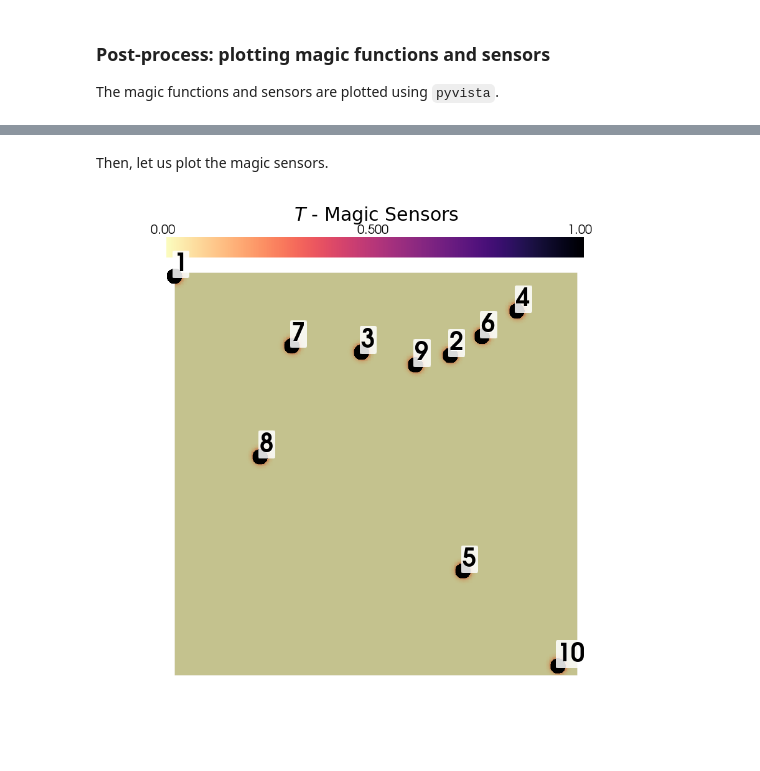
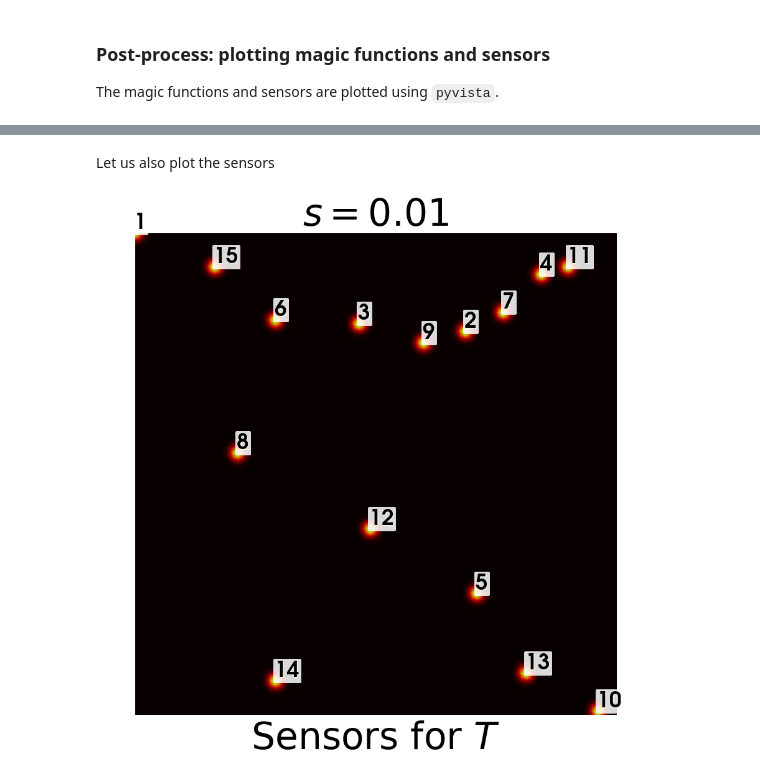
Before and after one commit to ERMETE-Lab/ROSE-pyforce, a Jupyter notebook: docs/Tutorials/03_BuoyantCavity_OF6/02b_offline_GEIM.ipynb, the cells around one changed output, grey strips where cells are left out. Drawn from its saved outputs; the diff is of its cells as text; code cells hidden in the pictures.

```diff
--- a/docs/Tutorials/03_BuoyantCavity_OF6/02b_offline_GEIM.ipynb
+++ b/docs/Tutorials/03_BuoyantCavity_OF6/02b_offline_GEIM.ipynb
@@ -215,58 +153,8 @@ plotBasisFun(geim_data['norm_T'].magic_fun, tex_var_names[0], (3,2))
 # %% [markdown]
-Then, let us plot the magic sensors.
+Let us also plot the sensors
-# %%
-def sens_pos(sens: FunctionsList, domain, M):
-    x_dofs = domain.geometry.x
-
-    x_sens = list()
-    for mm in range(M):
-        x_sens.append(x_dofs[np.argmax(sens(mm))])
-    return np.asarray(x_sens)
-
-def plotBasisSens( basis: FunctionsList, varname: str, M_to_use: int,
-                   colormap = cm.magma_r):
-
-    resolution = [900, 900]
-    plotter = pv.Plotter(off_screen=False, border=False, window_size=resolution)
-
-    lab_fontsize = 20
-    title_fontsize = 30
-    zoom = 1.05
-
-    dict_cb = dict(title = varname, width = 0.75, height = 0.1,
-                    title_font_size=title_fontsize,
-                    label_font_size=lab_fontsize,
-                    n_labels=3,
-                    color = 'k',
-                    position_x=0.125, position_y=0.885,
-                    shadow=False)
-
-    sensors = Function(basis.fun_space)
-    sensors.x.array[:] = sum([basis(idx) / max(basis(idx)) for idx in range(M_to_use)])
-
-    dict_cb['title'] = '$'+varname+'$'+' - Magic Sensors'
-    warped = grids(sensors)
-    plotter.add_mesh(warped, cmap = colormap, show_edges=False, scalar_bar_args=dict_cb)
-
-    _sens = sens_pos(basis, domain, M_to_use)
-    plotter.add_point_labels(_sens, np.arange(1, M_to_use+1,1), italic=False,
-                        font_size=40,
-                        point_color='black',
-                        shape_color='white',
-                        shape_opacity=0.85,
-                        point_size=25,
-                        render_points_as_spheres=True,
-                        always_visible=True,
-                        shadow=True)
-
-    plotter.view_xy()
-    plotter.camera.zoom(zoom)
-
-    plotter.set_background('white', top='white')
-    plotter.show()
-
-    return sensors
-
-aa = plotBasisSens(geim_data['norm_T'].magic_sens, tex_var_names[0], 10)
-# %% [output]
-[figure, removed]
+# %%
+from contour_plotting import plot_geim_sensors
+
+plot_geim_sensors(geim_data['norm_T'], 15, tex_var_names[0], resolution=[900,900])
+# %% [output]
+[figure, added]
```
Also changed, not shown: parts of 13 cells of this notebook, 5 other files.
